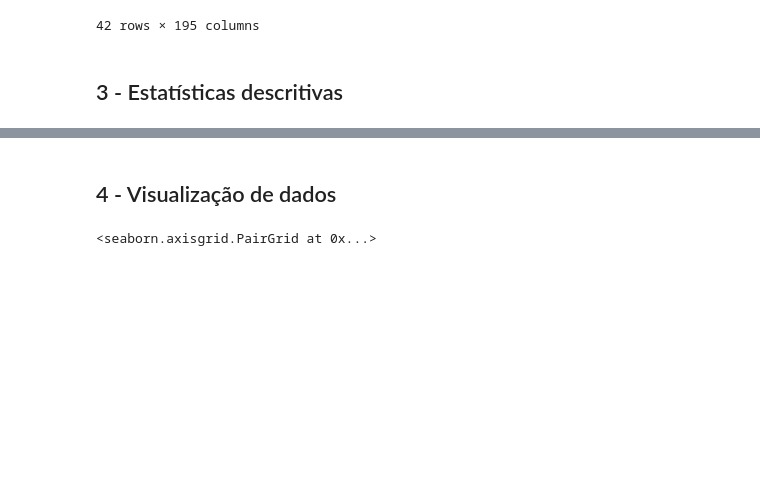
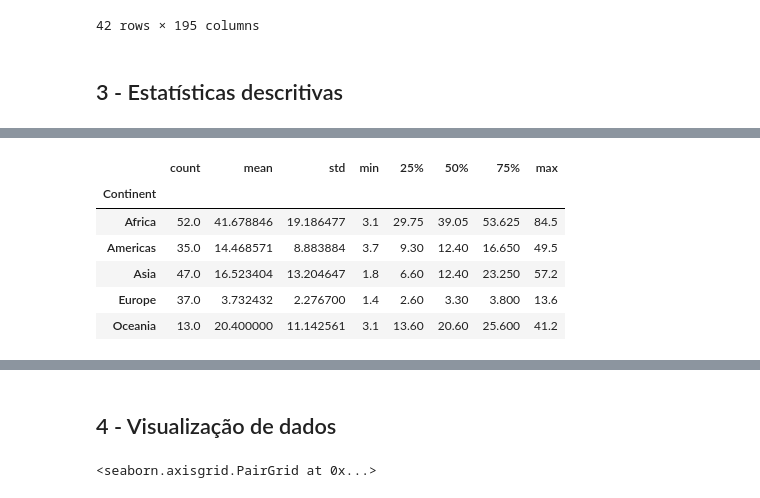
Before and after one commit to Joelson-Ferreira/SantanderCoders2023-Estatistica1, a Jupyter notebook: projeto.ipynb, the cells around one changed output, grey strips where cells are left out. Drawn from its saved outputs; the diff is of its cells as text; code cells hidden in the pictures; blank space fills up the shorter version.

```diff
--- a/projeto.ipynb
+++ b/projeto.ipynb
@@ -293,0 +331,13 @@ df_num.describe()
+# %%
+# Mortalidade Infantil
+
+mor_inf_desc = df.groupby('Continent')['Infant mortality'].describe()
+mor_inf_desc
+# %% [output]
+|  | count | mean | std | min | 25% | 50% | 75% | max |
+| Continent |  |  |  |  |  |  |  |  |
+| Africa | 52.0 | 41.678846 | 19.186477 | 3.1 | 29.75 | 39.05 | 53.625 | 84.5 |
+| Americas | 35.0 | 14.468571 | 8.883884 | 3.7 | 9.30 | 12.40 | 16.650 | 49.5 |
+| Asia | 47.0 | 16.523404 | 13.204647 | 1.8 | 6.60 | 12.40 | 23.250 | 57.2 |
+| Europe | 37.0 | 3.732432 | 2.276700 | 1.4 | 2.60 | 3.30 | 3.800 | 13.6 |
+| Oceania | 13.0 | 20.400000 | 11.142561 | 3.1 | 13.60 | 20.60 | 25.600 | 41.2 |
```
Also changed, not shown: parts of 9 cells of this notebook.
